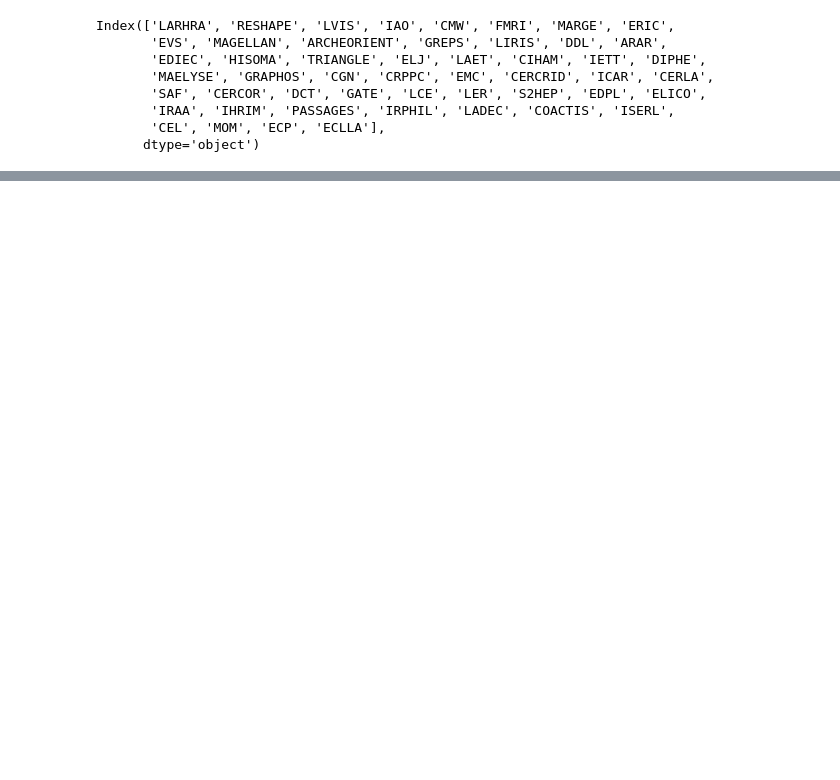
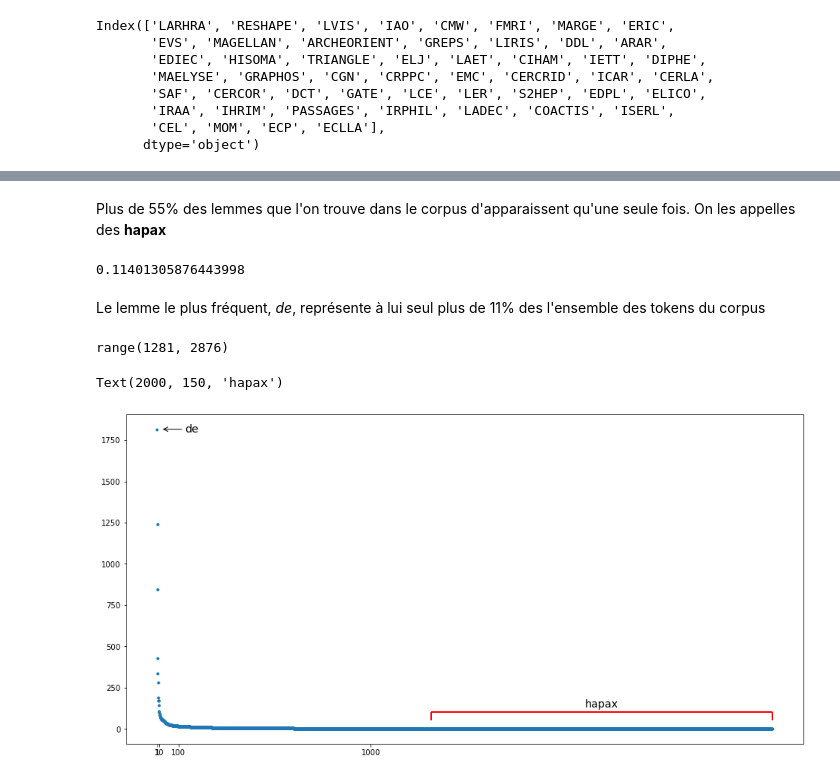
Before and after one commit to Geminy3/Webscrapping_formation, a Jupyter notebook: Notebook 3 - corrigé.ipynb, the cells around one changed output, grey strips where cells are left out. Cells and saved outputs as stored; diff of their text form; code cells hidden in the pictures; blank space fills up the shorter version.

```diff
--- a/Notebook 3 - corrigé.ipynb
+++ b/Notebook 3 - corrigé.ipynb
@@ -246,0 +233,3 @@ from spacy.lang.fr.stop_words import STOP_WORDS as fr_stop
+# %%
+nOccTotal=nOcc.sum().sort_values(ascending = False)
+nOccTotal.head(20)
@@ -246,0 +273,8 @@ from spacy.lang.fr.stop_words import STOP_WORDS as fr_stop
+# %% [markdown]
+Plus de 55% des lemmes que l'on trouve dans le corpus d'apparaissent qu'une seule fois. On les appelles des **hapax**
+# %%
+nOccTotal.loc['de']/nOccTotal.sum()
+# %% [output]
+0.11401305876443998
+# %% [markdown]
+Le lemme le plus fréquent, *de*, représente à lui seul plus de 11% des l'ensemble des tokens du corpus
@@ -246,0 +283,17 @@ from spacy.lang.fr.stop_words import STOP_WORDS as fr_stop
+# %%
+range(1281,nOccTotal.shape[0])
+# %% [output]
+range(1281, 2876)
+# %%
+nOccTotal.plot(figsize=(16,8),style='.')
+
+plt.xticks([1,10,100,1000],[1,10,100,1000]);
+
+plt.annotate('de', xy=(20,nOccTotal.loc['de']), xytext=(130,nOccTotal.loc['de']), size='x-large',va='center', arrowprops={'arrowstyle':'->'})
+
+plt.hlines(100, 1281, nOccTotal.shape[0], linewidth=2, color='red')
+plt.vlines([1281, nOccTotal.shape[0]], 50, 100, linewidth=2, color='red')
+plt.text(2000,150,'hapax',size='x-large',va='center')
+# %% [output]
+Text(2000, 150, 'hapax')
+[figure, added]
```
Also changed, not shown: parts of 61 cells of this notebook, 4 other files.
